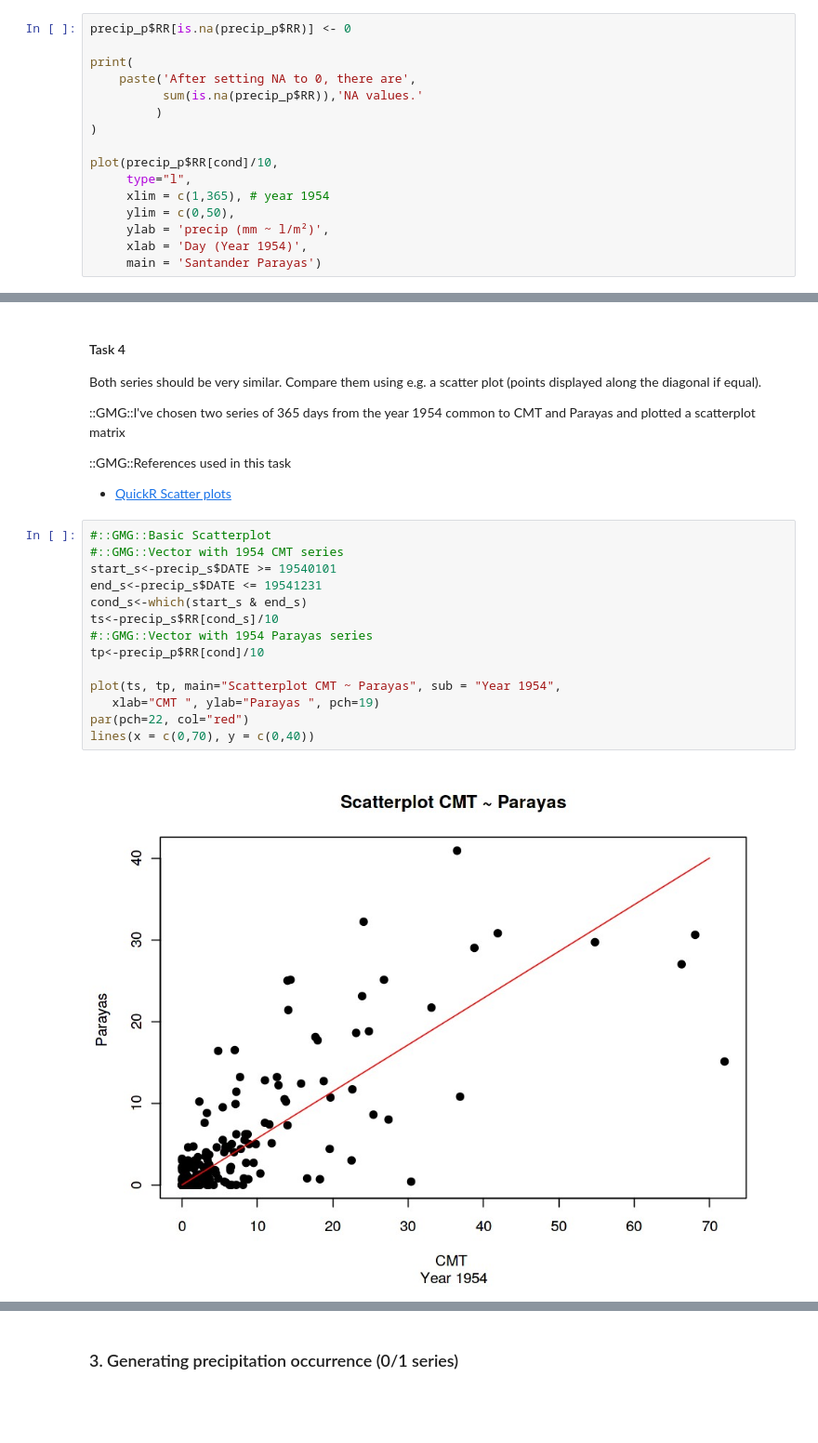
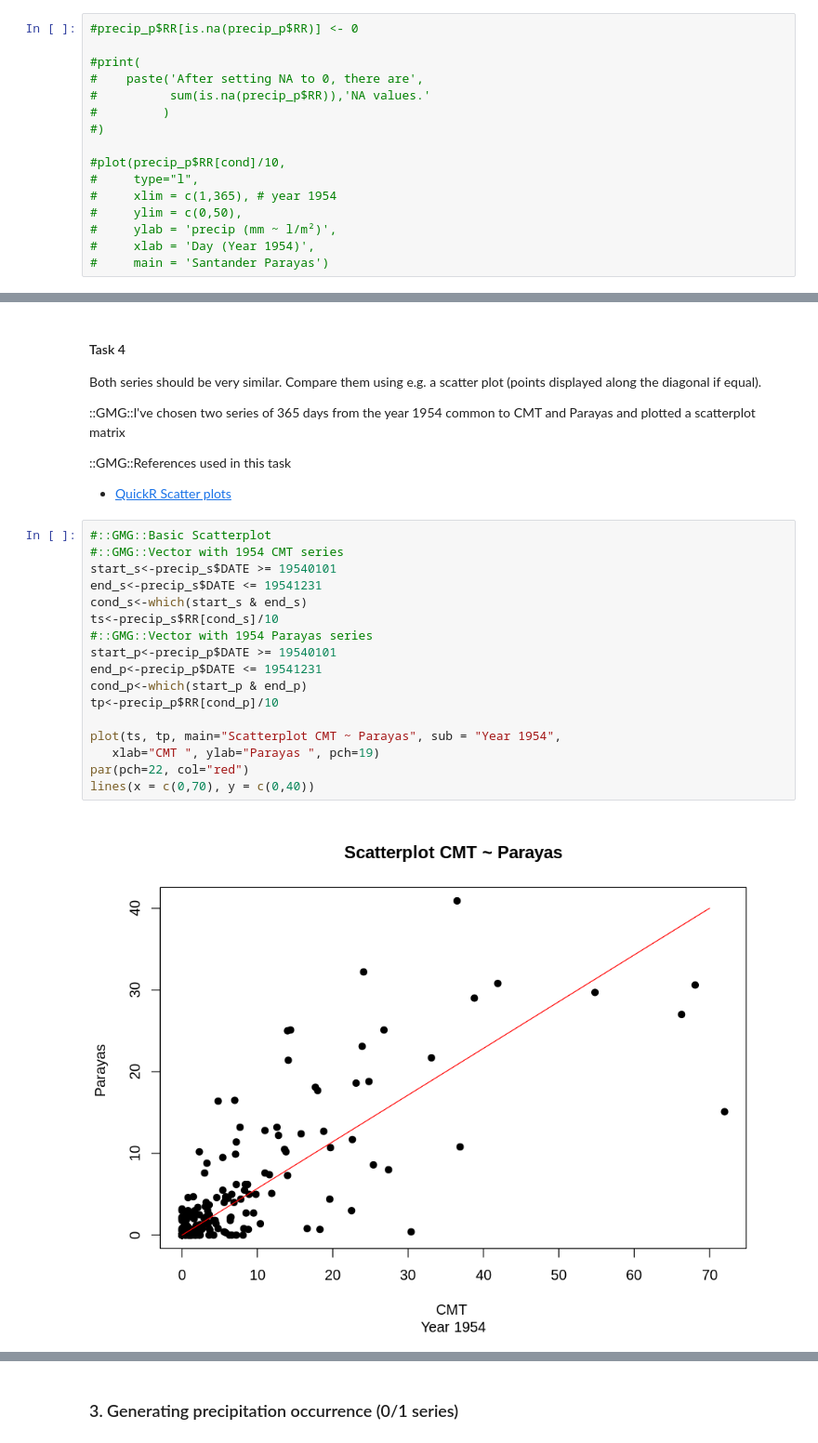
Before and after one commit to yerartdev/uc-m1964-panorama, a Jupyter notebook: panorama/m1964-r-gerardo-de-miguel-gonzalez.ipynb, the cells around one changed output, grey strips where cells are left out. Shown: that part at 93% size. Saved outputs shown, nothing was run; the diff lists cells and outputs as text; blank space fills up the shorter version.

Commit message:
Weather Generator - R Implementation: keep NAs in Parayas Series, Probability Calculations (Task 5 and 6)

```diff
--- a/panorama/m1964-r-gerardo-de-miguel-gonzalez.ipynb
+++ b/panorama/m1964-r-gerardo-de-miguel-gonzalez.ipynb
@@ -305,16 +305,16 @@ plot(precip_p$RR[cond]/10,
 # %%
-precip_p$RR[is.na(precip_p$RR)] <- 0
+#precip_p$RR[is.na(precip_p$RR)] <- 0
 
-print(
-    paste('After setting NA to 0, there are',
-          sum(is.na(precip_p$RR)),'NA values.'
-         )
-)
+#print(
+#    paste('After setting NA to 0, there are',
+#          sum(is.na(precip_p$RR)),'NA values.'
+#         )
+#)
 
-plot(precip_p$RR[cond]/10,
-     type="l",
-     xlim = c(1,365), # year 1954
-     ylim = c(0,50),
-     ylab = 'precip (mm ~ l/m²)',
-     xlab = 'Day (Year 1954)',
-     main = 'Santander Parayas')
+#plot(precip_p$RR[cond]/10,
+#     type="l",
+#     xlim = c(1,365), # year 1954
+#     ylim = c(0,50),
+#     ylab = 'precip (mm ~ l/m²)',
+#     xlab = 'Day (Year 1954)',
+#     main = 'Santander Parayas')
@@ -334,19 +331,22 @@ Both series should be very similar. Compare them using e.g. a scatter plot (poin
 # %%
 #::GMG::Basic Scatterplot
 #::GMG::Vector with 1954 CMT series
 start_s<-precip_s$DATE >= 19540101
 end_s<-precip_s$DATE <= 19541231
 cond_s<-which(start_s & end_s)
 ts<-precip_s$RR[cond_s]/10
 #::GMG::Vector with 1954 Parayas series
-tp<-precip_p$RR[cond]/10
+start_p<-precip_p$DATE >= 19540101
+end_p<-precip_p$DATE <= 19541231
+cond_p<-which(start_p & end_p)
+tp<-precip_p$RR[cond_p]/10
 
 plot(ts, tp, main="Scatterplot CMT ~ Parayas", sub = "Year 1954",
    xlab="CMT ", ylab="Parayas ", pch=19)
 par(pch=22, col="red")
 lines(x = c(0,70), y = c(0,40))
 # %% [output]
-[figure, old version]
+[figure, new version]
 # %%
 #::GMG::A ten-year period
 start<-precip_p$DATE >= 19540101
```
Also changed, not shown: parts of 11 cells of this notebook.
